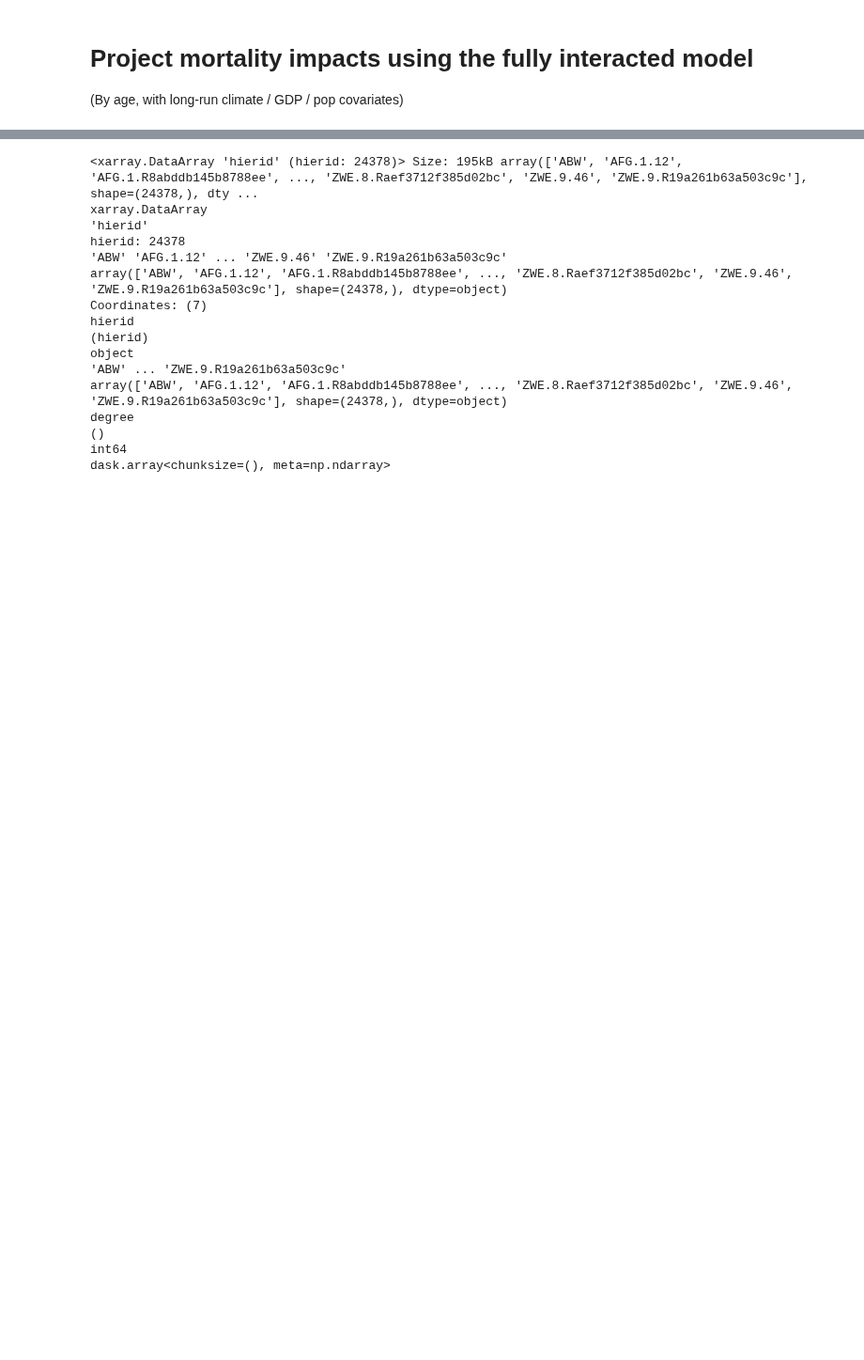
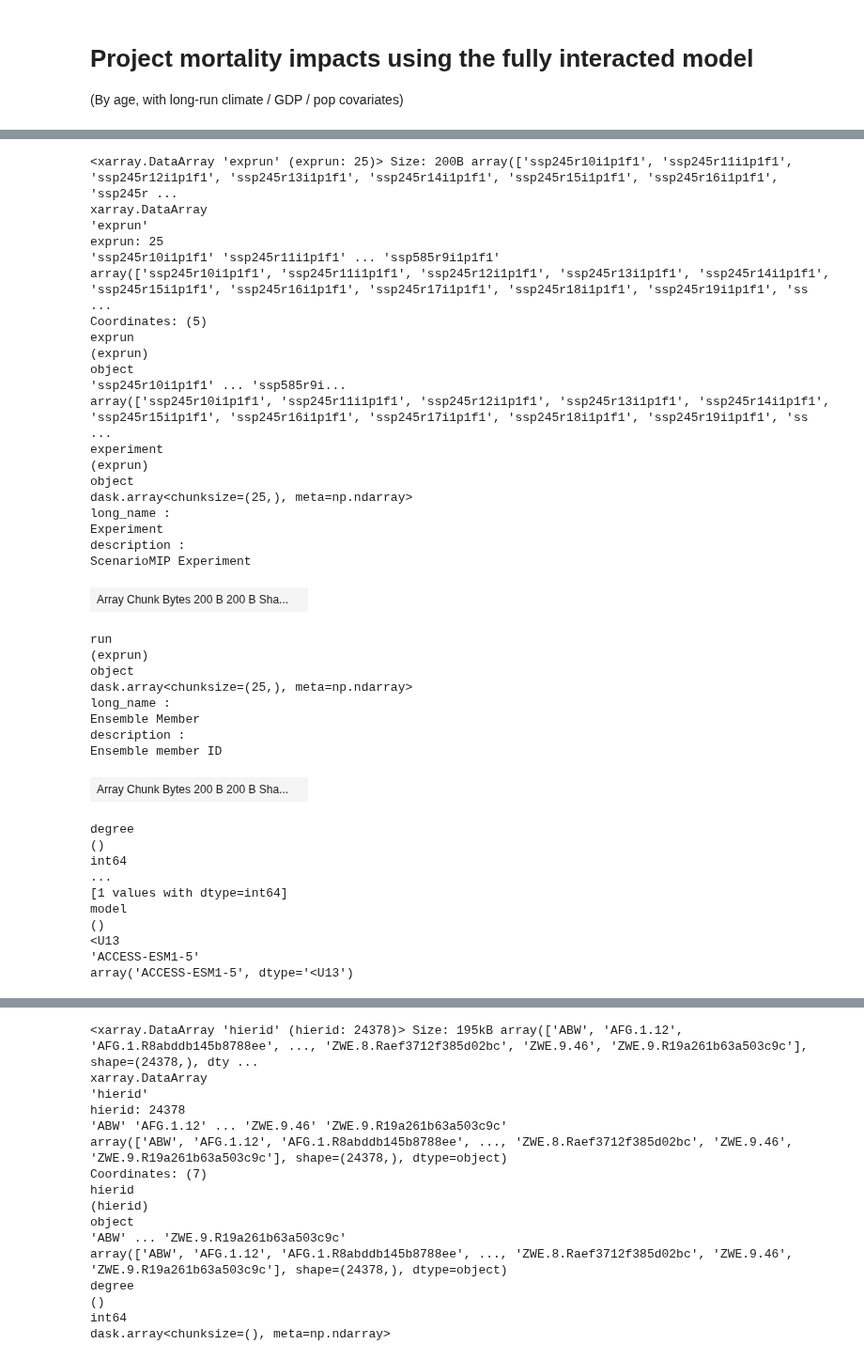
Before and after one commit to ks905383/impact_uncertainty, a Jupyter notebook: code/3b_project_impacts_mortality_interacted.ipynb, the cells around one changed output, grey strips where cells are left out. Shown at 94% size. Cells and saved outputs as stored; diff of their text form; code cells hidden in the pictures; blank space fills up the shorter version.

```diff
--- a/code/3b_project_impacts_mortality_interacted.ipynb
+++ b/code/3b_project_impacts_mortality_interacted.ipynb
@@ -289 +321,44 @@ See also https://docs.dask.org/en/stable/best-practices.html#load-data-with-dask
+# %%
+preds_tmp.sel(model='ACCESS-ESM1-5').exprun
+# %% [output]
+<xarray.DataArray 'exprun' (exprun: 25)> Size: 200B array(['ssp245r10i1p1f1', 'ssp245r11i1p1f1', 'ssp245r12i1p1f1', 'ssp245r13i1p1f1', 'ssp245r14i1p1f1', 'ssp245r15i1p1f1', 'ssp245r16i1p1f1', 'ssp245r ...
+xarray.DataArray
+'exprun'
+exprun: 25
+'ssp245r10i1p1f1' 'ssp245r11i1p1f1' ... 'ssp585r9i1p1f1'
+array(['ssp245r10i1p1f1', 'ssp245r11i1p1f1', 'ssp245r12i1p1f1', 'ssp245r13i1p1f1', 'ssp245r14i1p1f1', 'ssp245r15i1p1f1', 'ssp245r16i1p1f1', 'ssp245r17i1p1f1', 'ssp245r18i1p1f1', 'ssp245r19i1p1f1', 'ss ...
+Coordinates: (5)
+exprun
+(exprun)
+object
+'ssp245r10i1p1f1' ... 'ssp585r9i...
+array(['ssp245r10i1p1f1', 'ssp245r11i1p1f1', 'ssp245r12i1p1f1', 'ssp245r13i1p1f1', 'ssp245r14i1p1f1', 'ssp245r15i1p1f1', 'ssp245r16i1p1f1', 'ssp245r17i1p1f1', 'ssp245r18i1p1f1', 'ssp245r19i1p1f1', 'ss ...
+experiment
+(exprun)
+object
+dask.array<chunksize=(25,), meta=np.ndarray>
+long_name :
+Experiment
+description :
+ScenarioMIP Experiment
+| Array Chunk Bytes 200 B 200 B Sha... |  |
+run
+(exprun)
+object
+dask.array<chunksize=(25,), meta=np.ndarray>
+long_name :
+Ensemble Member
+description :
+Ensemble member ID
+| Array Chunk Bytes 200 B 200 B Sha... |  |
+degree
+()
+int64
+...
+[1 values with dtype=int64]
+model
+()
+<U13
+'ACCESS-ESM1-5'
+array('ACCESS-ESM1-5', dtype='<U13')
 # %%
```
Also changed, not shown: parts of 12 cells of this notebook, 35 other files.
